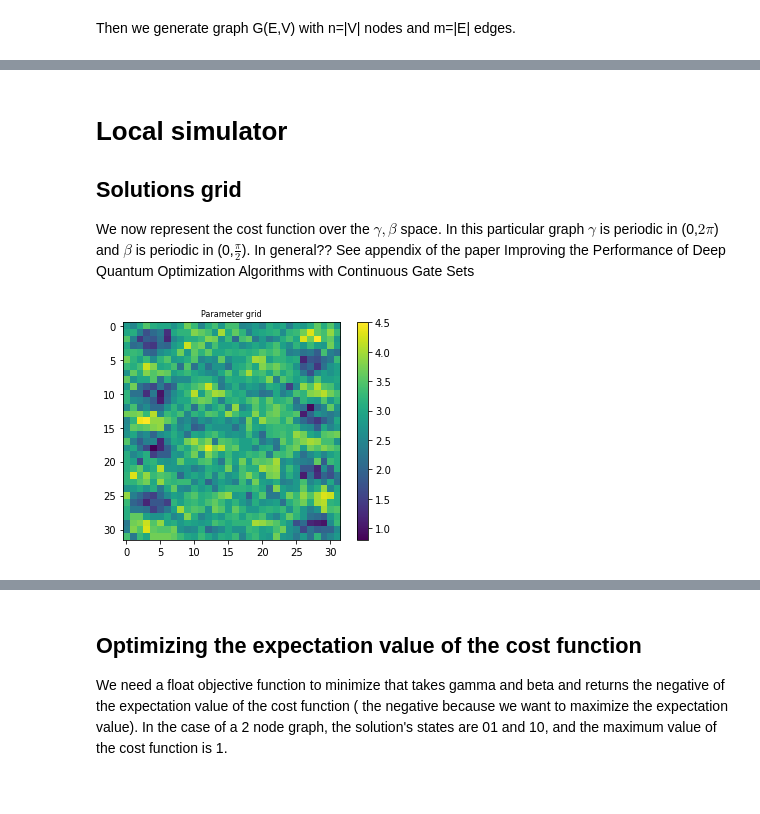
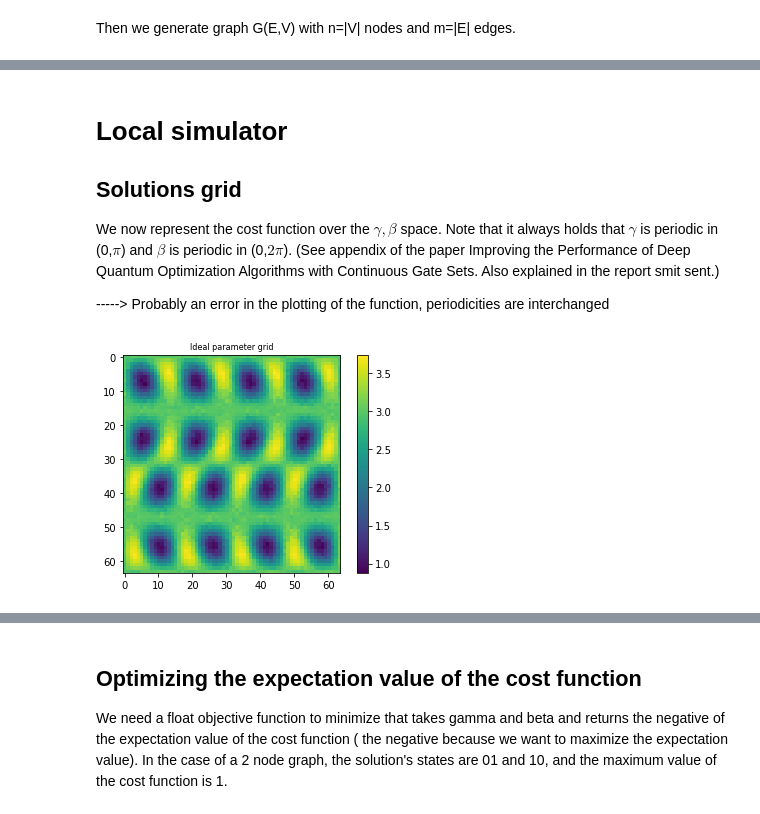
Before and after one commit to inafergra/QAOA-MaxCut, a Jupyter notebook: project.ipynb, the cells around one changed output, grey strips where cells are left out. Saved outputs shown, nothing was run; the diff lists cells and outputs as text; code cells hidden in the pictures.

```diff
--- a/project.ipynb
+++ b/project.ipynb
@@ -36,21 +99,9 @@ Now we define a function that takes the parameters $\gamma$ and $\beta$ and make
 # %%
-def quantum_circuit(G, gamma, beta, backend, shots): #returns an instance of the Results class
+def execute_circuit(G, gamma, beta, backend, shots, noise_model = None ): #returns an instance of the Results class
 
-    n = len(G.nodes())
+    QAOA = circuit_ansatz(G, gamma, beta) #creates the circuit
 
-    QAOA = QuantumCircuit(n, n)
-    QAOA.h(range(n))
-    for edge in E:
-        k = edge[0]
-        l = edge[1]
-        QAOA.cu1(-2*gamma, k, l)
-        QAOA.u1(gamma, k)
-        QAOA.u1(gamma, l)
-
-    QAOA.rx(2*beta, range(n))
-    QAOA.measure(range(n),range(n))
-
-    job = execute(QAOA, backend=backend, shots=shots)
+    job = execute(QAOA, backend=backend, shots=shots, noise_model=noise_model)
     #job_monitor(job)
     results = job.result()
     counts = results.get_counts() #dictionary with keys 'bit string x' and items 'counts of x'
@@ -93,24 +145,26 @@ def get_solution(counts):
 # %% [markdown]
 # Local simulator
 ## Solutions grid
-We now represent the cost function over the $\gamma,\beta$ space. In this particular graph $\gamma$ is periodic in (0,$2\pi$) and $\beta$ is periodic in (0,$\frac{\pi}{2}$). In general?? See appendix of the paper Improving the Performance of Deep Quantum Optimization Algorithms
-with Continuous Gate Sets
+We now represent the cost function over the $\gamma,\beta$ space. Note that it always holds that $\gamma$ is periodic in (0,$\pi$) and $\beta$ is periodic in (0,$2\pi$). (See appendix of the paper Improving the Performance of Deep Quantum Optimization Algorithms with Continuous Gate Sets. Also explained in the report smit sent.)
+
+-----> Probably an error in the plotting of the function, periodicities are interchanged
 # %%
+from qiskit import Aer
 backend = Aer.get_backend("qasm_simulator")
-shots = 10
-avr_cost_grid = np.zeros((32,32))
+shots = 1000
+avr_cost_grid = np.zeros((64,64))
 
-for gamma in np.arange(0, 6.4, 0.2): #gamma and beta grid
-    for beta in np.arange(0, 6.4, 0.2):
+for gamma in np.arange(0, 6.4, 0.1): #gamma and beta grid between 2pi and 2pi
+    for beta in np.arange(0, 6.4, 0.1):
 
-        counts = quantum_circuit(G, gamma, beta, backend, shots)
+        counts = execute_circuit(G, gamma, beta, backend, shots)
         avr_cost = get_expectval(counts, shots)
 
-        avr_cost_grid[int(beta*5),int(gamma*5)] = avr_cost
+        avr_cost_grid[int(gamma*10),int(beta*10)] = avr_cost
 
-plt.imshow(avr_cost_grid) #alpha->x axis, beta->y axis #gamma is periodic in (0,pi) and beta in (0,2pi)
-plt.title('Parameter grid', fontsize=8)
+plt.imshow(avr_cost_grid) #alpha->y axis, beta->x axis #gamma is periodic in (0,pi) and beta in (0,2pi)
+plt.title('Ideal parameter grid', fontsize=8)
 plt.colorbar()
 plt.show()
 # %% [output]
-[figure, old version]
+[figure, new version]
```
Also changed, not shown: parts of 20 cells of this notebook, 2 other files.
